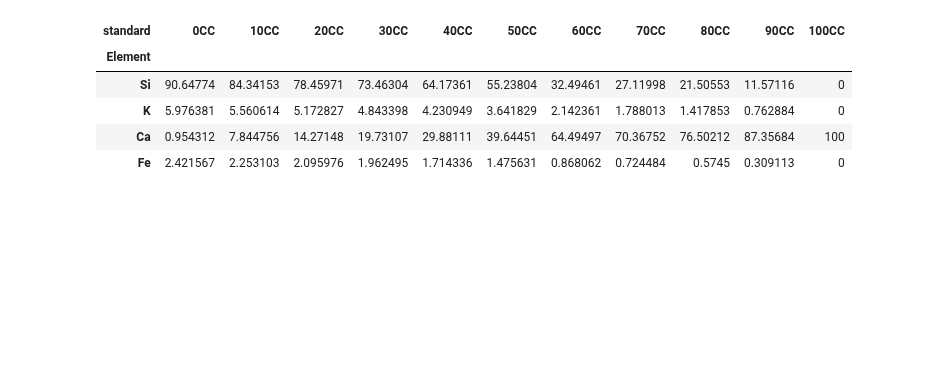
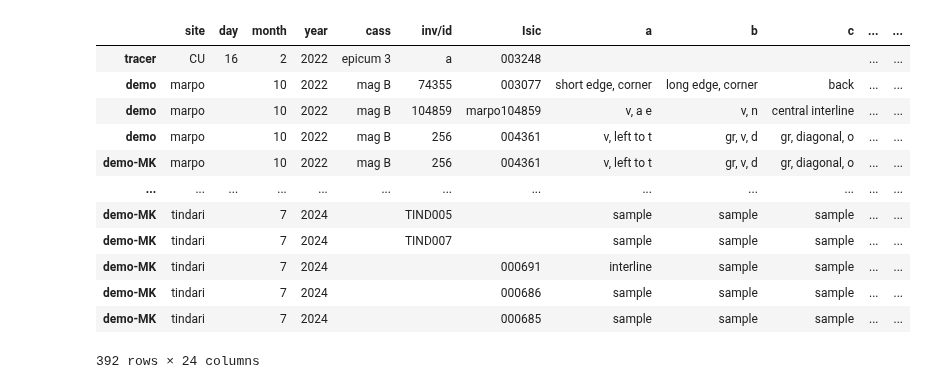
Before and after one commit to kingsdigitallab/crossreads-petrography, a Jupyter notebook: notebooks/pXRF.ipynb, the cells around one changed output. Cells and saved outputs as stored; diff of their text form; code cells hidden in the pictures; blank space fills up the shorter version.

```diff
--- a/notebooks/pXRF.ipynb
+++ b/notebooks/pXRF.ipynb
@@ -9,4 +9,4 @@ Initializing PXRFConverter @ 2024-07-17 12:22:26,767
 <crossreads_petrography.pxrf.PXRFConverter at 0x...>
 # %%
-xrf.df_standards
+xrf.df_descriptions
 # %% [output]
@@ -17,7 +17,14 @@ Read 11 rows from spreadsheet @ 2024-07-17 12:22:29,260
-| standard | 0CC | 10CC | 20CC | 30CC | 40CC | 50CC | 60CC | 70CC | 80CC | 90CC | 100CC |
-| Element |  |  |  |  |  |  |  |  |  |  |  |
-| Si | 90.64774 | 84.34153 | 78.45971 | 73.46304 | 64.17361 | 55.23804 | 32.49461 | 27.11998 | 21.50553 | 11.57116 | 0 |
-| K | 5.976381 | 5.560614 | 5.172827 | 4.843398 | 4.230949 | 3.641829 | 2.142361 | 1.788013 | 1.417853 | 0.762884 | 0 |
-| Ca | 0.954312 | 7.844756 | 14.27148 | 19.73107 | 29.88111 | 39.64451 | 64.49497 | 70.36752 | 76.50212 | 87.35684 | 100 |
-| Fe | 2.421567 | 2.253103 | 2.095976 | 1.962495 | 1.714336 | 1.475631 | 0.868062 | 0.724484 | 0.5745 | 0.309113 | 0 |
+|  | site | day | month | year | cass | inv/id | Isic | a | b | c | ... | ... |
+| tracer | CU | 16 | 2 | 2022 | epicum 3 | a | 003248 |  |  |  | ... | ... |
+| demo | marpo |  | 10 | 2022 | mag B | 74355 | 003077 | short edge, corner | long edge, corner | back | ... | ... |
+| demo | marpo |  | 10 | 2022 | mag B | 104859 | marpo104859 | v, a e | v, n | central interline | ... | ... |
+| demo | marpo |  | 10 | 2022 | mag B | 256 | 004361 | v, left to t | gr, v, d | gr, diagonal, o | ... | ... |
+| demo-MK | marpo |  | 10 | 2022 | mag B | 256 | 004361 | v, left to t | gr, v, d | gr, diagonal, o | ... | ... |
+| ... | ... | ... | ... | ... | ... | ... | ... | ... | ... | ... | ... | ... |
+| demo-MK | tindari |  | 7 | 2024 |  | TIND005 |  | sample | sample | sample | ... | ... |
+| demo-MK | tindari |  | 7 | 2024 |  | TIND007 |  | sample | sample | sample | ... | ... |
+| demo-MK | tindari |  | 7 | 2024 |  |  | 000691 | interline | sample | sample | ... | ... |
+| demo-MK | tindari |  | 7 | 2024 |  |  | 000686 | sample | sample | sample | ... | ... |
+| demo-MK | tindari |  | 7 | 2024 |  |  | 000685 | sample | sample | sample | ... | ... |
+392 rows × 24 columns
 # %%
```
Also changed, not shown: parts of 10 cells of this notebook, 10 other files.
